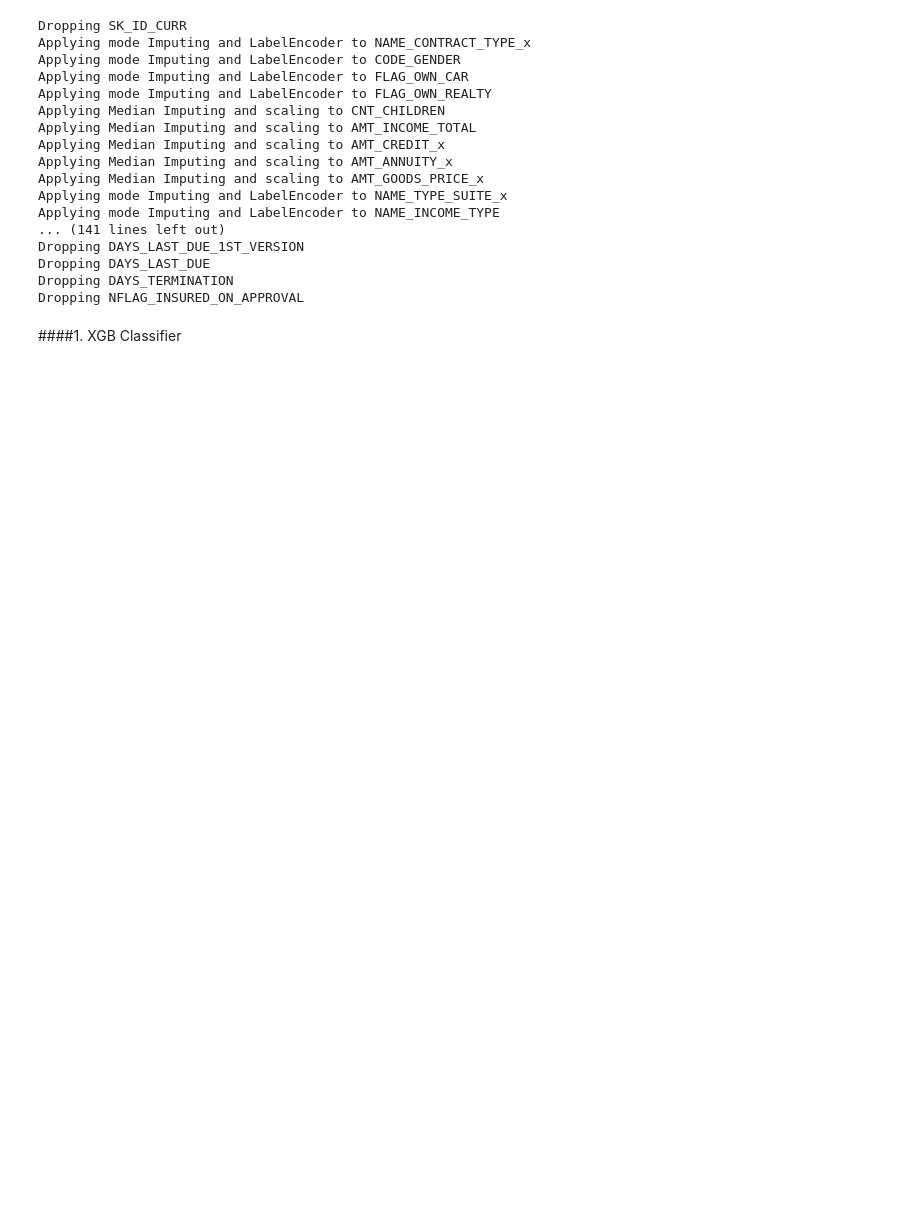
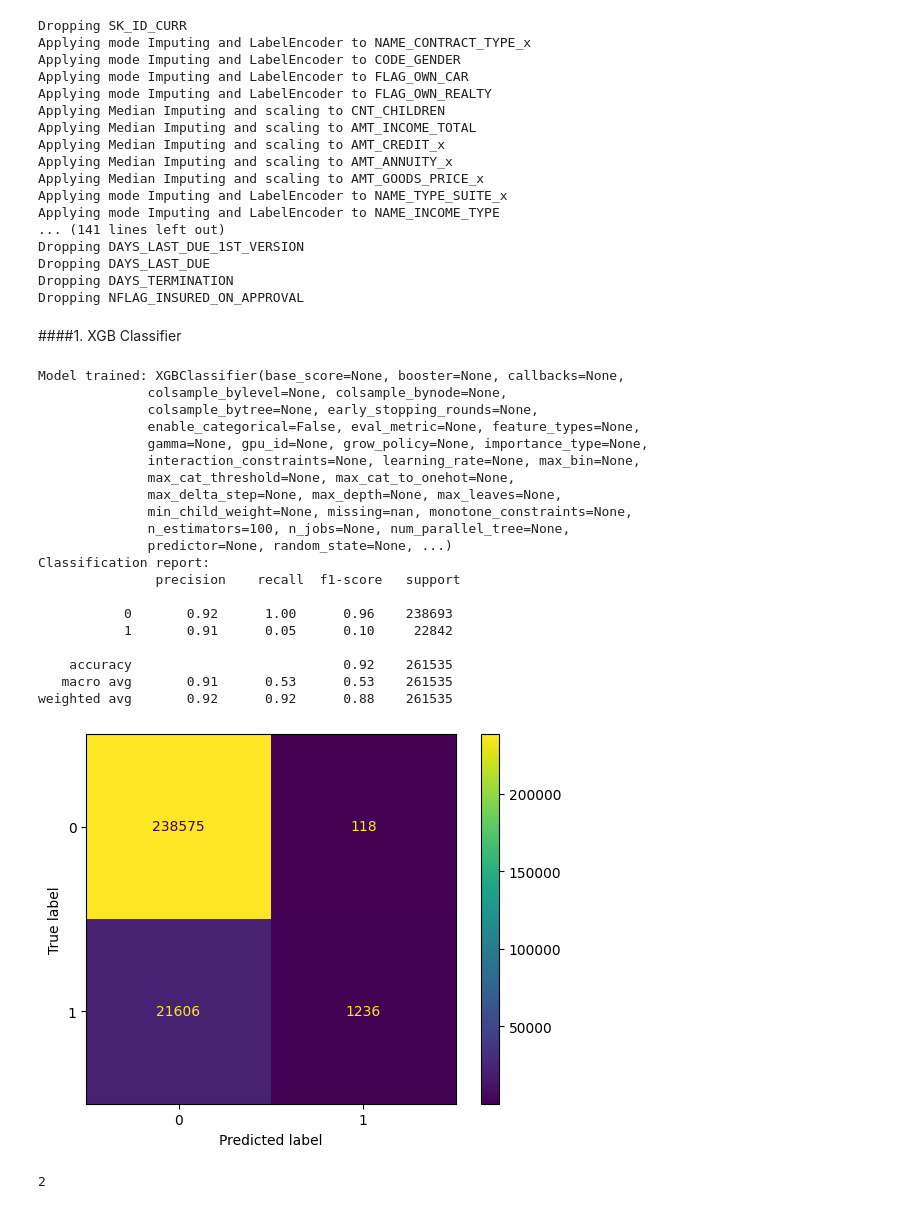
Before and after one commit to CR-Digital-Innovation/loan-default-prediction, a Jupyter notebook: notebooks/pipelines.ipynb, the cells around one changed output. Saved outputs shown, nothing was run; the diff lists cells and outputs as text; code cells hidden in the pictures; blank space fills up the shorter version.

Commit message:
Complete ModelTraining pipeline

```diff
--- a/notebooks/pipelines.ipynb
+++ b/notebooks/pipelines.ipynb
@@ -291,13 +275,16 @@ print(transformed_ex_df)
 import pandas as pd
 import matplotlib.pyplot as plt
 from typing import Tuple
-from sklearn.model_selection import train_test_split, KFold, cross_val_score
+from sklearn.model_selection import train_test_split, StratifiedKFold, KFold, cross_val_score
 from sklearn.ensemble import RandomForestClassifier
+from sklearn.pipeline import Pipeline
 from sklearn.metrics import (
+    accuracy_score,
     classification_report,
     confusion_matrix,
     ConfusionMatrixDisplay,
 )
+
 
 def split_data(
     df: pd.DataFrame, target_column: str, test_size: float = 0.2, random_state: int = 42
@@ -309,7 +296,7 @@ def split_data(
 
     # Split the data into training and test samples
     X_train, X_test, y_train, y_test = train_test_split(
-        X, y, test_size=test_size, random_state=random_state
+        X, y, test_size=test_size, random_state=random_state,
     )
 
     return X, X_train, X_test, y_train, y_test
@@ -326,16 +313,16 @@ def train_model(data_pipeline: any, model, X: pd.DataFrame, y: pd.DataFrame, n:
     )
 
     # Create a KFold object for cross-validation
-    kf = KFold(n_splits=n, shuffle=True, random_state=42)
+    #kf = KFold(n_splits=n, shuffle=True, random_state=42)
 
     # Perform K-fold cross-validation
-    accuracy = cross_val_score(model_pipeline, X, y, cv=kf).mean()
+    #accuracy = cross_val_score(model_pipeline, X, y, cv=kf).mean()
     model_pipeline.fit(X, y)
 
     print(f"Model trained: {model}")
-    print(f"Best Model: {model},\nBest Score: {accuracy}")
+    #print(f"Best Model: {model},\nBest Score: {accuracy}")
 
-    return model_pipeline, accuracy
+    return model_pipeline
 
 def evaluate_model(model, X_test, y_test):
     """Function to evaluate the model on test data and print model metrics."""
@@ -374,3 +377,37 @@ Dropping DAYS_TERMINATION
 Dropping NFLAG_INSURED_ON_APPROVAL
 # %% [markdown]
 ####1. XGB Classifier
+# %%
+from xgboost import XGBClassifier
+
+xgb_classifier = XGBClassifier()
+
+xgb_model = train_model(data_pipline, xgb_classifier, X_train, y_train)
+
+evaluate_model(xgb_model, X_test, y_test)
+# %% [output]
+Model trained: XGBClassifier(base_score=None, booster=None, callbacks=None,
+              colsample_bylevel=None, colsample_bynode=None,
+              colsample_bytree=None, early_stopping_rounds=None,
+              enable_categorical=False, eval_metric=None, feature_types=None,
+              gamma=None, gpu_id=None, grow_policy=None, importance_type=None,
+              interaction_constraints=None, learning_rate=None, max_bin=None,
+              max_cat_threshold=None, max_cat_to_onehot=None,
+              max_delta_step=None, max_depth=None, max_leaves=None,
+              min_child_weight=None, missing=nan, monotone_constraints=None,
+              n_estimators=100, n_jobs=None, num_parallel_tree=None,
+              predictor=None, random_state=None, ...)
+Classification report:
+               precision    recall  f1-score   support
+
+           0       0.92      1.00      0.96    238693
+           1       0.91      0.05      0.10     22842
+
+    accuracy                           0.92    261535
+   macro avg       0.91      0.53      0.53    261535
+weighted avg       0.92      0.92      0.88    261535
+[figure, added]
+# %%
+y_test.nunique()
+# %% [output]
+2
```
Also changed, not shown: parts of 19 cells of this notebook, 6 other files.
